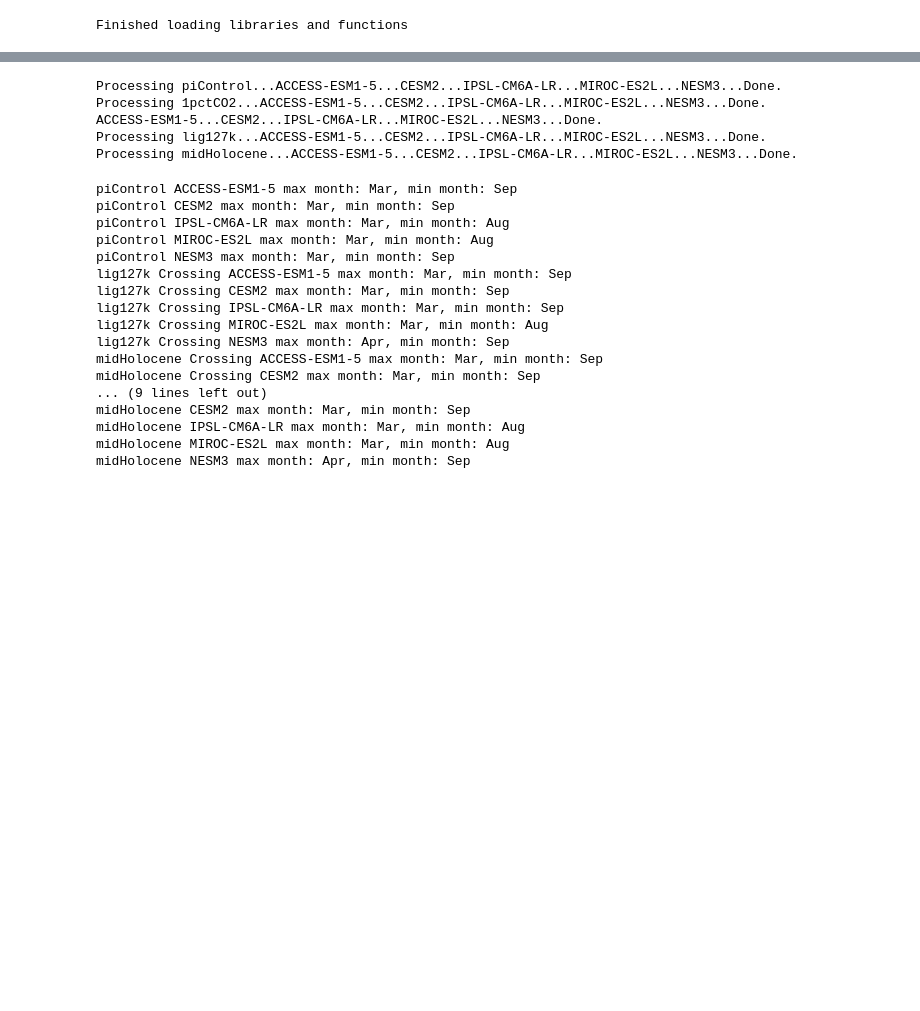
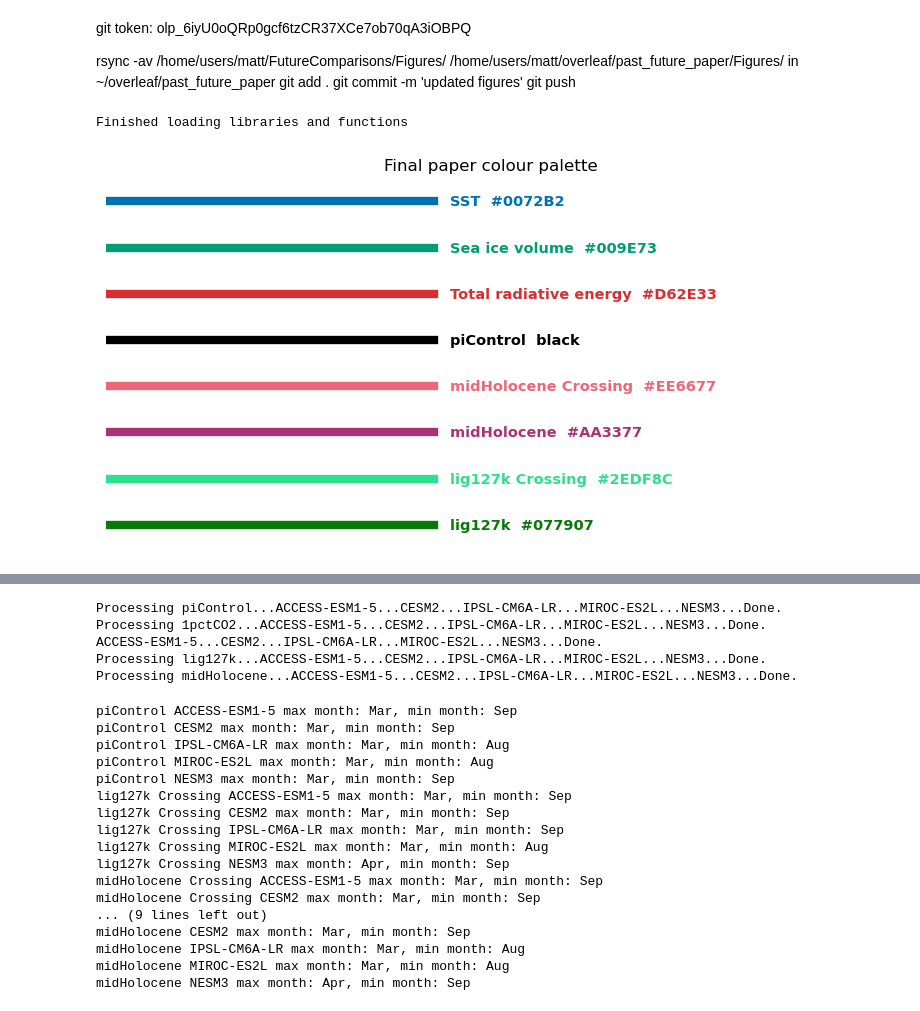
Before and after one commit to mattpollock100/FutureComparisons, a Jupyter notebook: 1pctCO2_EnergyBudget_map_plots.ipynb, the cells around one changed output, grey strips where cells are left out. Cells and saved outputs as stored; diff of their text form; code cells hidden in the pictures; blank space fills up the shorter version.

```diff
--- a/1pctCO2_EnergyBudget_map_plots.ipynb
+++ b/1pctCO2_EnergyBudget_map_plots.ipynb
@@ -52,6 +53,14 @@ from copy import deepcopy
 from pathlib import Path
 
 warnings.filterwarnings('ignore')
+# %% [markdown]
+git token: olp_6iyU0oQRp0gcf6tzCR37XCe7ob70qA3iOBPQ
+
+rsync -av /home/users/matt/FutureComparisons/Figures/ /home/users/matt/overleaf/past_future_paper/Figures/
+in ~/overleaf/past_future_paper
+git add .
+git commit -m 'updated figures'
+git push
 # %%
 import sys
 sys.path.append('..')
@@ -66,3 +75,40 @@ print('Finished loading libraries and functions')
 del sys
 # %% [output]
 Finished loading libraries and functions
+# %%
+
+paper_colours = {
+    "lig127k":              "#077907",
+    "lig127k Crossing":           "#2EDF8C",
+    "midHolocene":              "#AA3377",
+    "midHolocene Crossing":           "#EE6677",
+    "piControl": "black",
+    "Total radiative energy": "#D62E33",  # muted red
+    "Sea ice volume":         "#009E73",  # bluish green
+    "SST":                    "#0072B2",  # strong blue
+}
+
+fig, ax = plt.subplots(figsize=(8, 4.2))
+
+for i, (label, color) in enumerate(paper_colours.items()):
+    ax.plot([0, 1], [i, i], color=color, linewidth=6)
+    ax.text(
+        1.05, i,
+        f"{label}  {color}",
+        va="center",
+        color=color,
+        fontsize=10.5,
+        fontweight="bold",
+    )
+
+ax.set_xlim(0, 2.35)
+ax.set_ylim(-0.5, len(paper_colours) - 0.5)
+ax.set_yticks([])
+ax.set_xticks([])
+ax.set_title("Final paper colour palette")
+ax.spines[:].set_visible(False)
+
+plt.tight_layout()
+plt.show()
+# %% [output]
+[figure, added]
```
Also changed, not shown: parts of 12 cells of this notebook, 2 other files.
